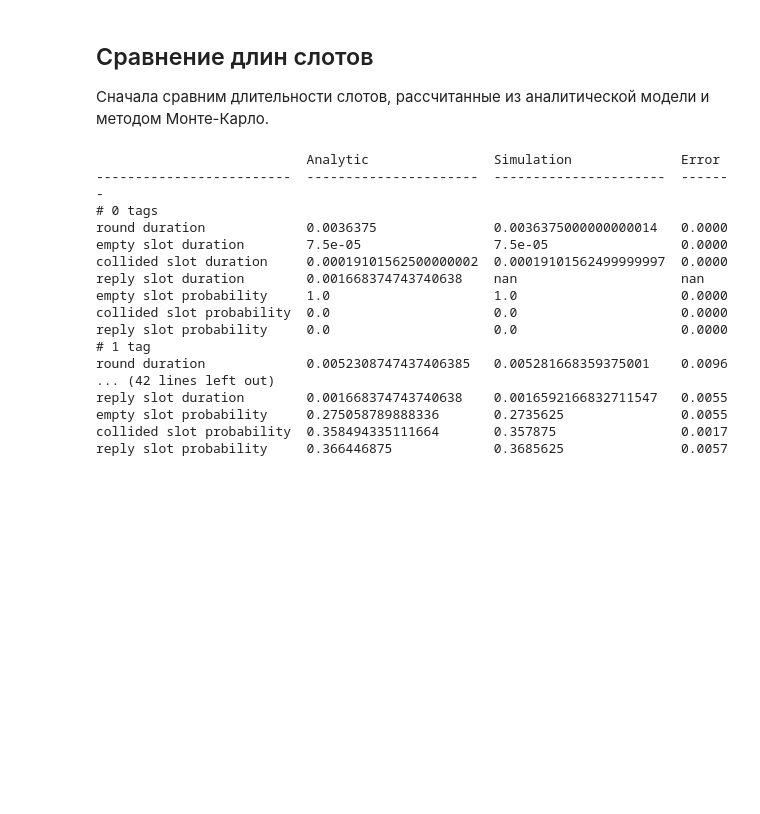
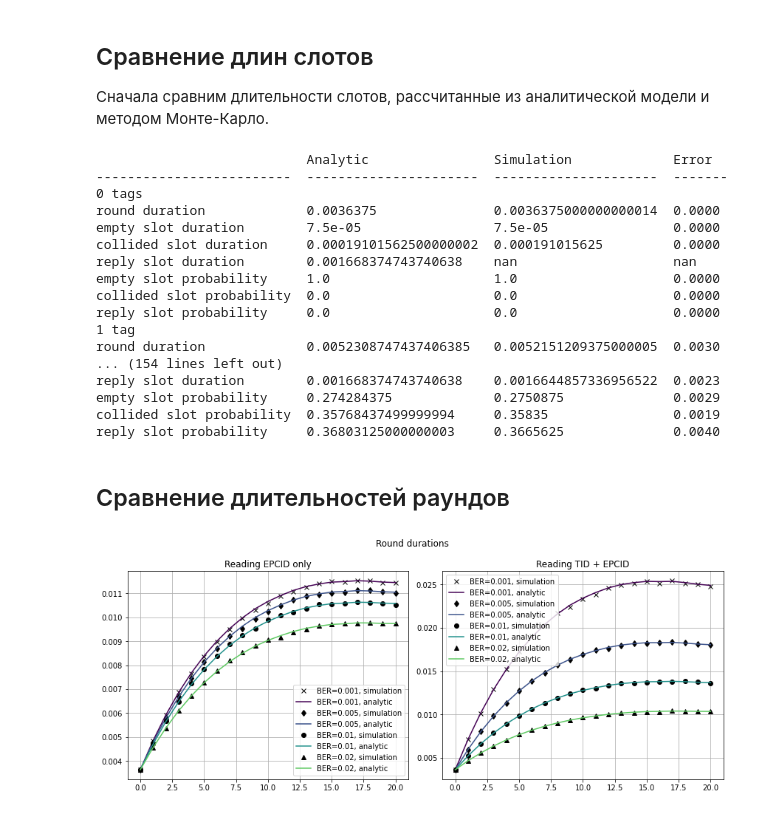
Before and after one commit to larioandr/thesis-models, a Jupyter notebook: src/rfidam/experiments/2. Round durations.ipynb, the cells around one changed output. Saved outputs shown, nothing was run; the diff lists cells and outputs as text; code cells hidden in the pictures; blank space fills up the shorter version.

```diff
--- a/src/rfidam/experiments/2. Round durations.ipynb
+++ b/src/rfidam/experiments/2. Round durations.ipynb
@@ -69,7 +69,7 @@ PROTOCOLS = {key: Protocol(LINK_PROPS[key]) for key in LINK_PROPS}
 # %% [markdown]
 Число меток будем брать из множества $N = 0, 1, 2, 3, 4, 10, 20$.
 # %%
-N_TAGS = [0, 1, 2, 3, 4, 10, 20]
+N_TAGS = np.arange(21)
 BER = [.001, .005, .01, .02]
 # %% [markdown]
 ## Вычисление параметров раундов методом Монте-Карло
@@ -104,7 +104,7 @@ for protocol_name in TQDM_PROTOCOLS:
 
             # Run Monte-Carlo:
             round_duration, slots_durations, slots_counts = \
-                estimate_rounds_props(protocol, n_tags, ber, n_iters=tqdm(range(1000), leave=False))
+                estimate_rounds_props(protocol, n_tags, ber, n_iters=range(5000))
 
             estimated_round_durations.append(round_duration)
             estimated_slots_durations.append(slots_durations)
@@ -196,34 +196,20 @@ for i, n_tags in enumerate(N_TAGS):
 headers = [fmt_header(s) for s in ['', 'Analytic', 'Simulation', 'Error']]
 print(tabulate(rows, headers=headers))
 # %% [output]
-                           Analytic                Simulation              Error
--------------------------  ----------------------  ----------------------  -------
-# 0 tags
-round duration             0.0036375               0.0036375000000000014   0.0000
-empty slot duration        7.5e-05                 7.5e-05                 0.0000
-collided slot duration     0.00019101562500000002  0.00019101562499999997  0.0000
-reply slot duration        0.001668374743740638    nan                     nan
-empty slot probability     1.0                     1.0                     0.0000
-collided slot probability  0.0                     0.0                     0.0000
-reply slot probability     0.0                     0.0                     0.0000
-# 1 tag
-round duration             0.0052308747437406385   0.005281668359375001    0.0096
-... (42 lines left out)
-reply slot duration        0.001668374743740638    0.0016592166832711547   0.0055
-empty slot probability     0.275058789888336       0.2735625               0.0055
-collided slot probability  0.358494335111664       0.357875                0.0017
-reply slot probability     0.366446875             0.3685625               0.0057
+                           Analytic                Simulation             Error
+-------------------------  ----------------------  ---------------------  -------
+0 tags
+round duration             0.0036375               0.0036375000000000014  0.0000
+empty slot duration        7.5e-05                 7.5e-05                0.0000
+collided slot duration     0.00019101562500000002  0.000191015625         0.0000
+reply slot duration        0.001668374743740638    nan                    nan
+empty slot probability     1.0                     1.0                    0.0000
+collided slot probability  0.0                     0.0                    0.0000
+reply slot probability     0.0                     0.0                    0.0000
+1 tag
+round duration             0.0052308747437406385   0.0052151209375000005  0.0030
+... (154 lines left out)
+reply slot duration        0.001668374743740638    0.0016644857336956522  0.0023
+empty slot probability     0.274284375             0.2750875              0.0029
+collided slot probability  0.35768437499999994     0.35835                0.0019
+reply slot probability     0.36803125000000003     0.3665625              0.0040
-# %%
-BER = [.001, .005, .01, .02]
-N_TAGS = np.arange(10)
-N_ITERS = 5000
-
-EST_DURATIONS_EPCID = [
-    [estimate_rounds_props(PROTO_EPCID, n_tags=n_tags, ber=ber, n_iters=N_ITERS)[0] for n_tags in N_TAGS]
-    for ber in tqdm(BER, desc="computing durations for EPCID")
-]
-
-EST_DURATIONS_TID = [
-    [estimate_rounds_props(PROTO_TID, n_tags=n_tags, ber=ber, n_iters=N_ITERS)[0] for n_tags in N_TAGS]
-    for ber in tqdm(BER, desc="computing durations for TID")
-]
@@ -236,18 +216,26 @@ ANA_DURATIONS_TID = [[model.round_duration for model in models_list] for models_
+# %% [markdown]
+## Сравнение длительностей раундов
 # %%
 CMAP = plt.get_cmap('viridis')
 fig, (ax1, ax2) = plt.subplots(figsize=(12, 5), nrows=1, ncols=2)
 MARKERS = ['x', 'd', 'o', "^", 'v']
 for i, ber in enumerate(BER):
     color = CMAP(i/len(BER))
     marker = MARKERS[i % len(MARKERS)]
-    ax1.plot(N_TAGS, EST_DURATIONS_EPCID[i], label=f'BER={ber}, simulation', marker=marker, color='black', linestyle="None")
-    ax1.plot(N_TAGS, ANA_DURATIONS_EPCID[i], label=f'BER={ber}, analytic', color=color)
-    ax2.plot(N_TAGS, EST_DURATIONS_TID[i], label=f'BER={ber}, simulation', marker=marker, color='black', linestyle="None")
-    ax2.plot(N_TAGS, ANA_DURATIONS_TID[i], label=f'BER={ber}, analytic', color=color)
+    ax1.plot(N_TAGS, ESTIMATED_ROUND_DURATIONS['epcid'][i],
+             label=f'BER={ber}, simulation', marker=marker, color='black', linestyle="None")
+    ax1.plot(N_TAGS, ANALYTIC_ROUND_DURATIONS['epcid'][i],
+             label=f'BER={ber}, analytic', color=color)
+    ax2.plot(N_TAGS, ESTIMATED_ROUND_DURATIONS['tid'][i],
+             label=f'BER={ber}, simulation', marker=marker, color='black', linestyle="None")
+    ax2.plot(N_TAGS, ANALYTIC_ROUND_DURATIONS['tid'][i],
+             label=f'BER={ber}, analytic', color=color)
 ax1.set_title('Reading EPCID only')
 ax2.set_title('Reading TID + EPCID')
 fig.suptitle('Round durations')
 for ax in (ax1, ax2):
     ax.legend()
     ax.grid()
 plt.tight_layout()
+# %% [output]
+[figure, added]
```
Also changed, not shown: parts of 1 cell of this notebook, 7 other files.
